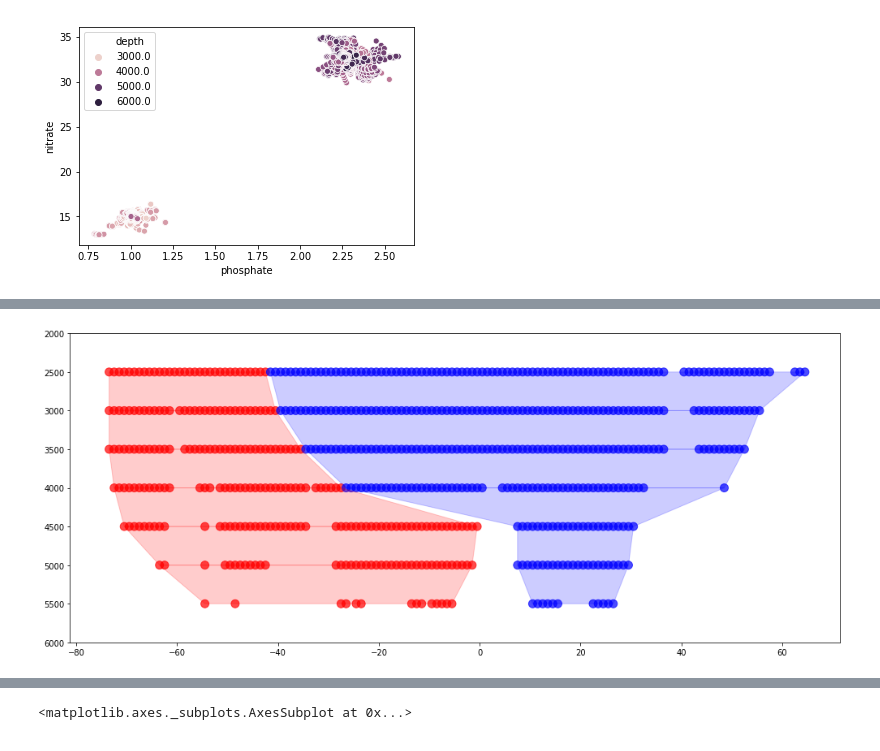
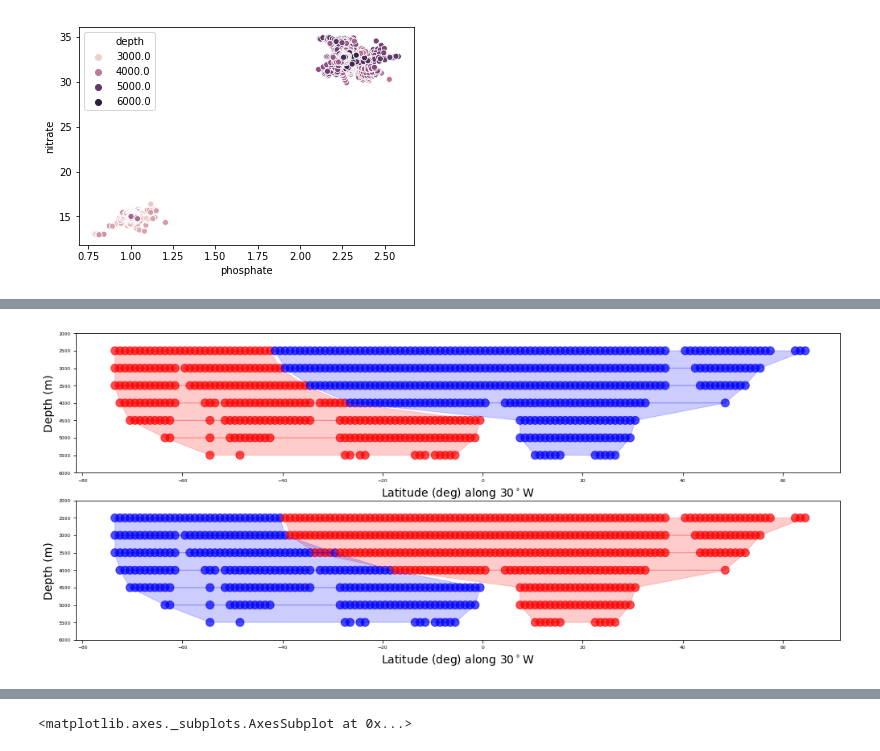
Before and after one commit to jordanplanders/Thinkful, a Jupyter notebook: Bootcamp/Unit 1/capstone/PO4*.ipynb, the cells around one changed output, grey strips where cells are left out. Cells and saved outputs as stored; diff of their text form; code cells hidden in the pictures.

Commit message:
updated code to accomodate multiple tracers

```diff
--- a/Bootcamp/Unit 1/capstone/PO4*.ipynb
+++ b/Bootcamp/Unit 1/capstone/PO4*.ipynb
@@ -12,6 +12,9 @@ import seaborn as sns
 
 import pandas as pd
 import numpy as np
+
+axis_sz= 14
+tick_sz= 10
 # %%
 # @todo: must fix the data import to accomodate multiple tracers
     # update: does using cluster_d, but not fully masked
@@ -248,69 +226,71 @@ tracer = 'salinity'
 dataset = dataFetcher()
 dataset.get_section('NS_section', line_lon, [min_lat, max_lat], [tracer])
 # %%
-fig, ax = plt.subplots(nrows=1, ncols=1, figsize=(17, 7), facecolor='w')
+fig, ax = plt.subplots(nrows=2, ncols=1, figsize=(17, 7), facecolor='w')
 
 tracers = ['salinity', 'phosphate']
 dataset = dataFetcher()
 dataset.get_section('NS_section', line_lon, [min_lat, max_lat], tracers)
 
 depths = [2500, 3000, 3500, 4000, 4500, 5000, 5500]
-r = []
-b = []
-d_traj = {}
 
-for ij, dpth in enumerate(depths):
-    Atl = water_column(dataset, 'traj', depth= dpth)
-    Atl.get_mixing_labels('two_endmember')
-    d_traj[dpth] = Atl
-    ax.scatter(Atl._ax_avgd, [dpth for ik in range(len(Atl._feat_data_avgd))], c = Atl.mixing_labels, alpha = .7, s=100)
-    ax.set_ylim([6000,2000])
 
-    # create lists of latitudes where there are red points and blue points
-    x_int_r = []
-    x_int_b = []
-    for ik in range(len(Atl._feat_data_avgd)):
-        if Atl.mixing_labels[ik] == 'r':
-            x_int_r.append(Atl._ax_avgd[ik])
-        else:
-            x_int_b.append(Atl._ax_avgd[ik])
+for im, trcr in enumerate(tracers):
+    r = []
+    b = []
+    d_traj = {}
+    for ij, dpth in enumerate(depths):
+        Atl = water_column(dataset, 'traj', depth= dpth, tracer=trcr)
+        Atl.get_mixing_labels('two_endmember')
+        d_traj[dpth] = Atl
+        ax[im].scatter(Atl._ax_avgd, [dpth for ik in range(len(Atl._feat_data_avgd))], c = Atl.mixing_labels, alpha = .7, s=100)
+        ax[im].set_ylim([6000,2000])
 
-    # create lists of bounding points for each depth
-    r.append([dpth, x_int_r[0], x_int_r[-1]])
-    b.append([dpth, x_int_b[0], x_int_b[-1]])
+        # create lists of latitudes where there are red points and blue points
+        x_int_r = []
+        x_int_b = []
+        for ip in range(len(Atl._feat_data_avgd)):
+            if Atl.mixing_labels[ip] == 'r':
+                x_int_r.append(Atl._ax_avgd[ip])
+            else:
+                x_int_b.append(Atl._ax_avgd[ip])
 
-### fill code
-r_pairs = [[r[n-1], r[n]] for n in range(1,len(r))]
-b_pairs = [[b[n-1], b[n]] for n in range(1,len(b))]
+        # create lists of bounding points for each depth
+        r.append([dpth, x_int_r[0], x_int_r[-1]])
+        b.append([dpth, x_int_b[0], x_int_b[-1]])
 
-pair_sets = {'r':[r_pairs, []], 'b':[b_pairs,[]]}
+    ### fill code
+    r_pairs = [[r[n-1], r[n]] for n in range(1,len(r))]
+    b_pairs = [[b[n-1], b[n]] for n in range(1,len(b))]
 
-for color in pair_sets.keys():
-    for pair in pair_sets[color][0]:
-        ul = [pair[0][1], pair[0][0]]
-        ur = [pair[0][2], pair[0][0]]
-        ll = [pair[1][1], pair[1][0]]
-        lr = [pair[1][2], pair[1][0]]
+    pair_sets = {'r':[r_pairs, []], 'b':[b_pairs,[]]}
 
-        xs = [ik[0] for ik in [ll, ul, ur, lr]]
-        ys = [ik[1] for ik in [ll, ul, ur, lr]]
+    for color in pair_sets.keys():
+        for pair in pair_sets[color][0]:
+            ul = [pair[0][1], pair[0][0]]
+            ur = [pair[0][2], pair[0][0]]
+            ll = [pair[1][1], pair[1][0]]
+            lr = [pair[1][2], pair[1][0]]
 
-        pair_sets[color][1].append([xs, ys])
+            xs = [ik[0] for ik in [ll, ul, ur, lr]]
+            ys = [ik[1] for ik in [ll, ul, ur, lr]]
 
-    for d in pair_sets[color][1]:
-        ax.fill(d[0],d[1], c=color, alpha=.2)
+            pair_sets[color][1].append([xs, ys])
 
-ax.set_ylim([6000, 2000])
+        for d in pair_sets[color][1]:
+            ax[im].fill(d[0],d[1], c=color, alpha=.2)
 
-ax.set_ylabel('Depth (m)', fontsize=axis_sz)
-ax.set_xlabel('Latitude (deg) along {}$^\circ$W'.format(-line_lon), fontsize=axis_sz)
+    ax[im].set_ylim([6000, 2000])
 
-# set tick parameters
-xtickNames = ax.get_xticklabels()
-ytickNames = ax.get_yticklabels()
+    ax[im].set_ylabel('Depth (m)', fontsize=axis_sz)
+    ax[im].set_xlabel('Latitude (deg) along {}$^\circ$W'.format(-line_lon), fontsize=axis_sz)
 
-for names in [ytickNames, xtickNames]:
-    plt.setp(names, rotation=0, fontsize=tick_sz-4)
+    # set tick parameters
+    xtickNames = ax[im].get_xticklabels()
+    ytickNames = ax[im].get_yticklabels()
+
+    for names in [ytickNames, xtickNames]:
+        plt.setp(names, rotation=0, fontsize=tick_sz-4)
 
 # name1 = 'two_endmember_Atlantic'
 # path = 'raw_demo_plots/connectedness/'
@@ -323 +302 @@ NameError: name 'axis_sz' is not defined
-[figure, old version]
+[figure, new version]
```
Also changed, not shown: parts of 3 cells of this notebook, 1 other file.
